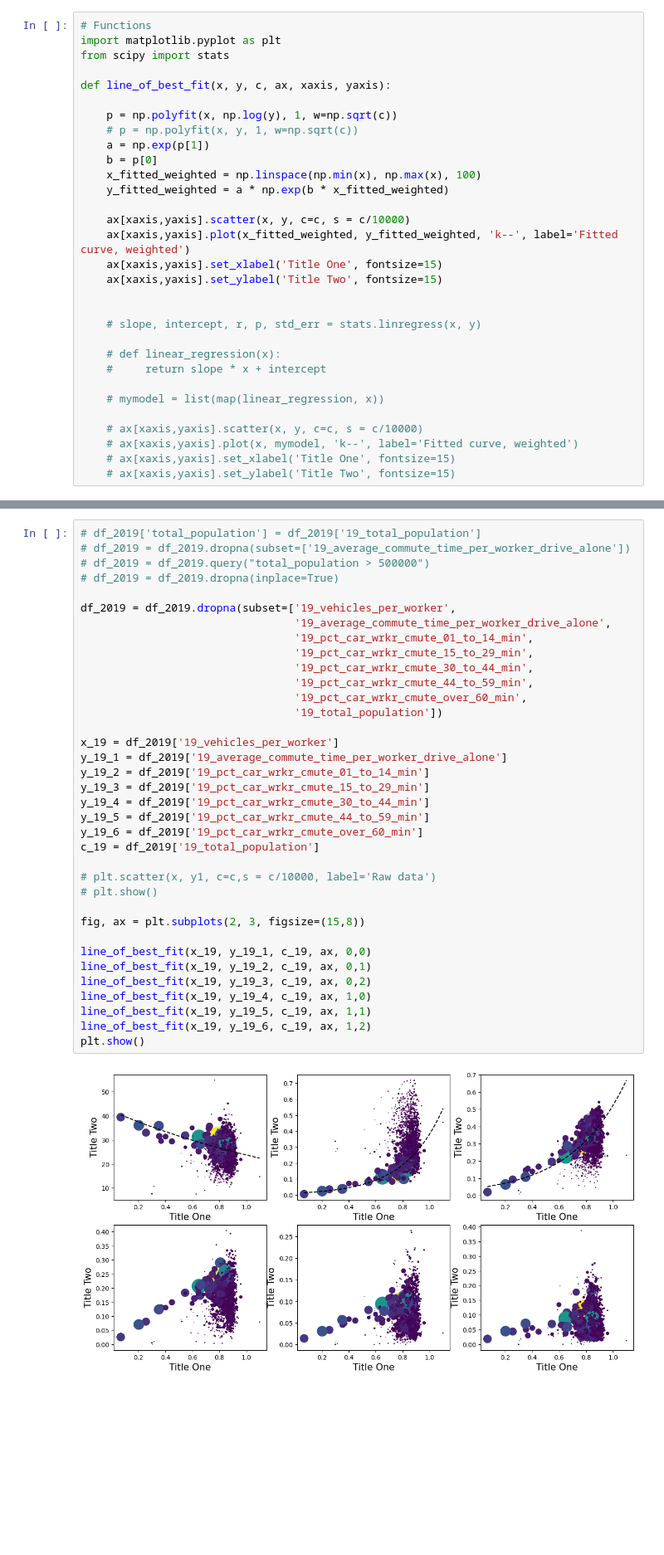
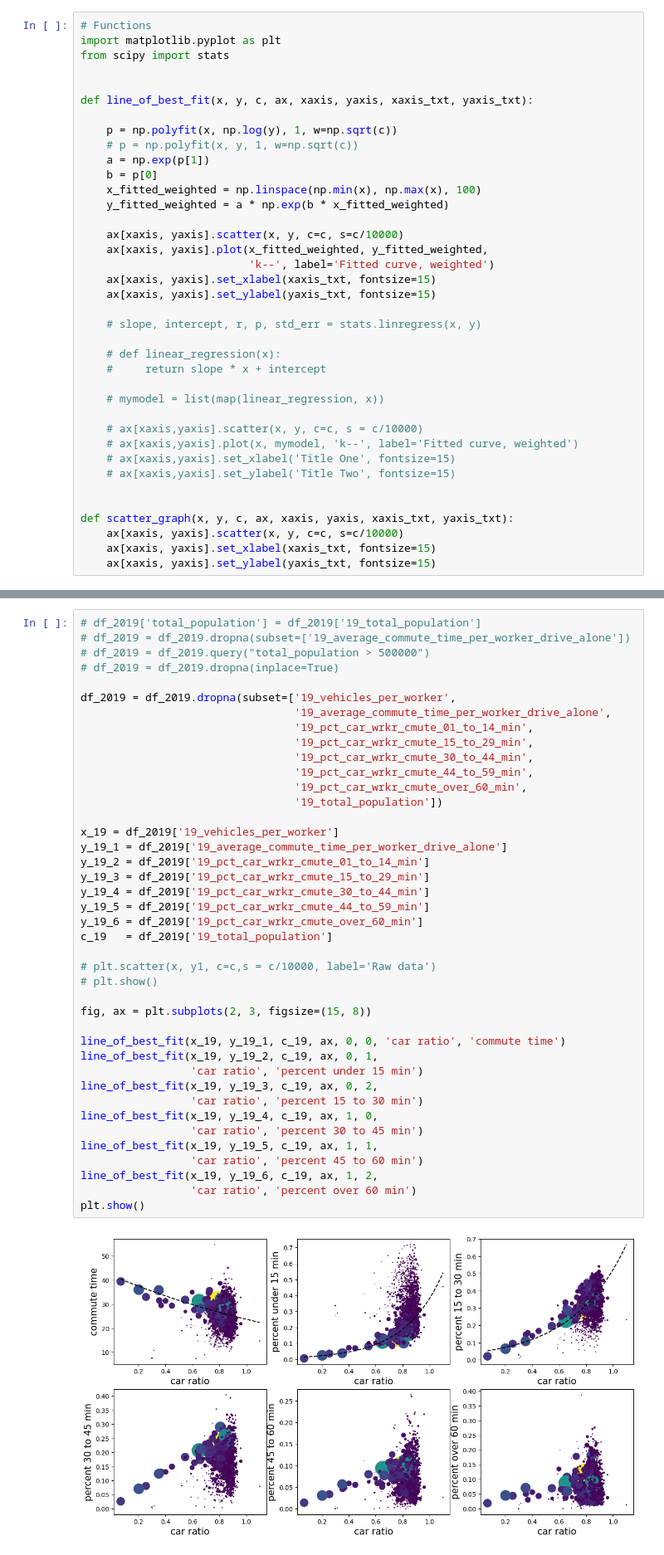
Before and after one commit to Fractate/us_transport_analysis, a Jupyter notebook: data_analysis_graphs.ipynb, the cells around one changed output, grey strips where cells are left out. Shown at 83% size. Drawn from its saved outputs; the diff is of its cells as text; blank space fills up the shorter version.

```diff
--- a/data_analysis_graphs.ipynb
+++ b/data_analysis_graphs.ipynb
@@ -1560,7 +1664,8 @@ average_commute_time_per_worker_other_means = sum(df_2019['19_aggregate_time_com
 import matplotlib.pyplot as plt
 from scipy import stats
 
-def line_of_best_fit(x, y, c, ax, xaxis, yaxis):
+
+def line_of_best_fit(x, y, c, ax, xaxis, yaxis, xaxis_txt, yaxis_txt):
 
     p = np.polyfit(x, np.log(y), 1, w=np.sqrt(c))
     # p = np.polyfit(x, y, 1, w=np.sqrt(c))
@@ -1569,11 +1674,11 @@ def line_of_best_fit(x, y, c, ax, xaxis, yaxis):
     x_fitted_weighted = np.linspace(np.min(x), np.max(x), 100)
     y_fitted_weighted = a * np.exp(b * x_fitted_weighted)
 
-    ax[xaxis,yaxis].scatter(x, y, c=c, s = c/10000)
-    ax[xaxis,yaxis].plot(x_fitted_weighted, y_fitted_weighted, 'k--', label='Fitted curve, weighted')
-    ax[xaxis,yaxis].set_xlabel('Title One', fontsize=15)
-    ax[xaxis,yaxis].set_ylabel('Title Two', fontsize=15)
-
+    ax[xaxis, yaxis].scatter(x, y, c=c, s=c/10000)
+    ax[xaxis, yaxis].plot(x_fitted_weighted, y_fitted_weighted,
+                          'k--', label='Fitted curve, weighted')
+    ax[xaxis, yaxis].set_xlabel(xaxis_txt, fontsize=15)
+    ax[xaxis, yaxis].set_ylabel(yaxis_txt, fontsize=15)
 
     # slope, intercept, r, p, std_err = stats.linregress(x, y)
 
@@ -1586,4 +1691,10 @@ def line_of_best_fit(x, y, c, ax, xaxis, yaxis):
     # ax[xaxis,yaxis].plot(x, mymodel, 'k--', label='Fitted curve, weighted')
     # ax[xaxis,yaxis].set_xlabel('Title One', fontsize=15)
     # ax[xaxis,yaxis].set_ylabel('Title Two', fontsize=15)
+
+
+def scatter_graph(x, y, c, ax, xaxis, yaxis, xaxis_txt, yaxis_txt):
+    ax[xaxis, yaxis].scatter(x, y, c=c, s=c/10000)
+    ax[xaxis, yaxis].set_xlabel(xaxis_txt, fontsize=15)
+    ax[xaxis, yaxis].set_ylabel(yaxis_txt, fontsize=15)
 # %%
@@ -1667,38 +1783,43 @@ plt.show()
 # %%
 # df_2019['total_population'] = df_2019['19_total_population']
 # df_2019 = df_2019.dropna(subset=['19_average_commute_time_per_worker_drive_alone'])
 # df_2019 = df_2019.query("total_population > 500000")
 # df_2019 = df_2019.dropna(inplace=True)
 
 df_2019 = df_2019.dropna(subset=['19_vehicles_per_worker',
                                  '19_average_commute_time_per_worker_drive_alone',
                                  '19_pct_car_wrkr_cmute_01_to_14_min',
                                  '19_pct_car_wrkr_cmute_15_to_29_min',
                                  '19_pct_car_wrkr_cmute_30_to_44_min',
                                  '19_pct_car_wrkr_cmute_44_to_59_min',
                                  '19_pct_car_wrkr_cmute_over_60_min',
                                  '19_total_population'])
 
 x_19 = df_2019['19_vehicles_per_worker']
 y_19_1 = df_2019['19_average_commute_time_per_worker_drive_alone']
 y_19_2 = df_2019['19_pct_car_wrkr_cmute_01_to_14_min']
 y_19_3 = df_2019['19_pct_car_wrkr_cmute_15_to_29_min']
 y_19_4 = df_2019['19_pct_car_wrkr_cmute_30_to_44_min']
 y_19_5 = df_2019['19_pct_car_wrkr_cmute_44_to_59_min']
 y_19_6 = df_2019['19_pct_car_wrkr_cmute_over_60_min']
-c_19 = df_2019['19_total_population']
+c_19   = df_2019['19_total_population']
 
 # plt.scatter(x, y1, c=c,s = c/10000, label='Raw data')
 # plt.show()
 
-fig, ax = plt.subplots(2, 3, figsize=(15,8))
+fig, ax = plt.subplots(2, 3, figsize=(15, 8))
 
-line_of_best_fit(x_19, y_19_1, c_19, ax, 0,0)
-line_of_best_fit(x_19, y_19_2, c_19, ax, 0,1)
-line_of_best_fit(x_19, y_19_3, c_19, ax, 0,2)
-line_of_best_fit(x_19, y_19_4, c_19, ax, 1,0)
-line_of_best_fit(x_19, y_19_5, c_19, ax, 1,1)
-line_of_best_fit(x_19, y_19_6, c_19, ax, 1,2)
+line_of_best_fit(x_19, y_19_1, c_19, ax, 0, 0, 'car ratio', 'commute time')
+line_of_best_fit(x_19, y_19_2, c_19, ax, 0, 1,
+                 'car ratio', 'percent under 15 min')
+line_of_best_fit(x_19, y_19_3, c_19, ax, 0, 2,
+                 'car ratio', 'percent 15 to 30 min')
+line_of_best_fit(x_19, y_19_4, c_19, ax, 1, 0,
+                 'car ratio', 'percent 30 to 45 min')
+line_of_best_fit(x_19, y_19_5, c_19, ax, 1, 1,
+                 'car ratio', 'percent 45 to 60 min')
+line_of_best_fit(x_19, y_19_6, c_19, ax, 1, 2,
+                 'car ratio', 'percent over 60 min')
 plt.show()
 # %% [output]
-[figure, old version]
+[figure, new version]
```
Also changed, not shown: parts of 12 cells of this notebook.
